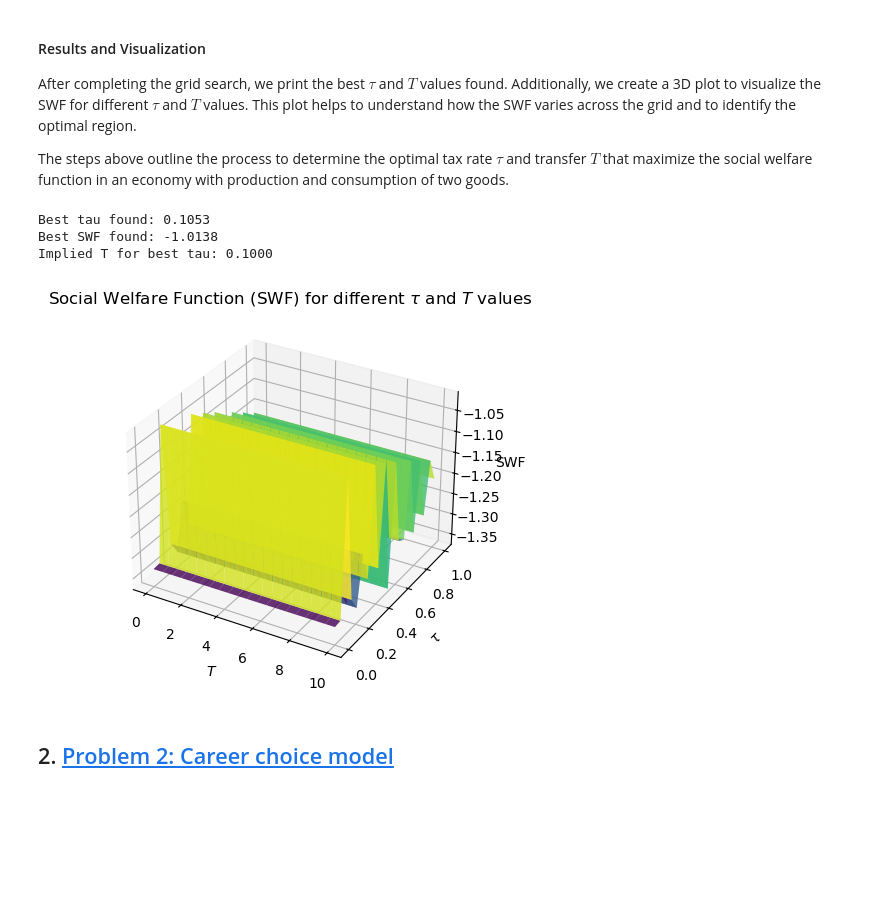
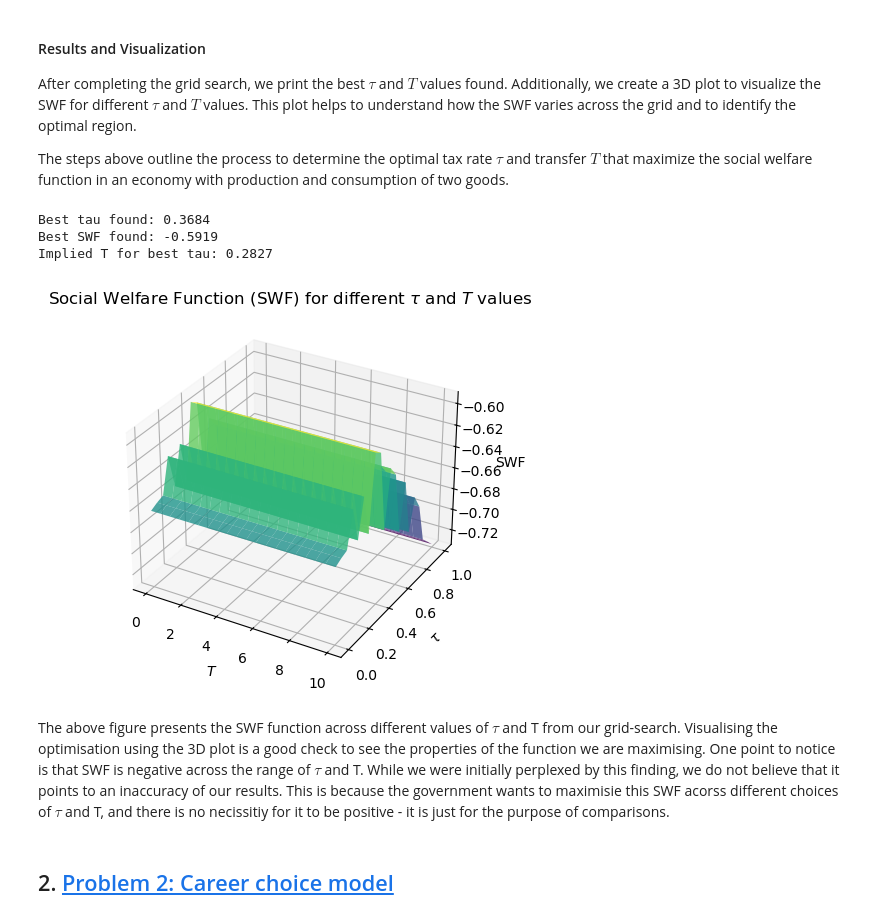
Before and after one commit to NumEconCopenhagen/projects-2024-josh-joshua-and-lyonell, a Jupyter notebook: Exam/Joshua_attempt/exam_2024.ipynb, the cells around one changed output. Drawn from its saved outputs; the diff is of its cells as text; code cells hidden in the pictures; blank space fills up the shorter version.

```diff
--- a/Exam/Joshua_attempt/exam_2024.ipynb
+++ b/Exam/Joshua_attempt/exam_2024.ipynb
@@ -515,21 +515,6 @@ After completing the grid search, we print the best $\tau$ and $T$ values found.
 
 The steps above outline the process to determine the optimal tax rate $\tau$ and transfer $T$ that maximize the social welfare function in an economy with production and consumption of two goods.
 # %%
-import numpy as np
-import matplotlib.pyplot as plt
-from scipy.optimize import minimize
-from types import SimpleNamespace
-
-# Initialize parameters
-par = SimpleNamespace()
-par.A = 1.0
-par.gamma = 0.5
-par.alpha = 0.3
-par.nu = 1.0
-par.epsilon = 2.0
-par.kappa = 1.0
-par.w = 1.0
-
 def labor_demand(p_j, par):
     return (p_j * par.A * par.gamma / par.w) ** (1 / (1 - par.gamma))
 
@@ -593,37 +578,39 @@ for i, tau in enumerate(tau_values):
         pi1 = profit(p1, par)
         pi2 = profit(p2, par)
         T = tau * c2(par.w, par, pi1, pi2, p2, tau, 0)
         l_star = optimal_labor(par, pi1, pi2, p1, p2, tau, T)
         y2_star = output(labor_demand(p2, par), par)
         U = utility(l_star, par, pi1, pi2, p1, p2, tau, T)
         SWF = U - par.kappa * y2_star
 
         SWF_grid[i, j] = SWF
         implied_T_grid[i, j] = T
 
         if SWF > best_SWF:
             best_SWF = SWF
             best_tau = tau
 
 print(f"Best tau found: {best_tau:.4f}")
 print(f"Best SWF found: {best_SWF:.4f}")
 print(f"Implied T for best tau: {implied_T_grid[tau_values == best_tau].max():.4f}")
 
 tau_mesh, T_mesh = np.meshgrid(tau_values, T_values)
 fig = plt.figure()
 ax = plt.axes(projection='3d')
 ax.plot_surface(T_mesh, tau_mesh, SWF_grid.T, rstride=1, cstride=1, cmap='viridis', edgecolor='none', alpha=0.8)
 ax.set_xlabel('$T$')
 ax.set_ylabel('$\\tau$')
 ax.set_zlabel('SWF')
 ax.set_title('Social Welfare Function (SWF) for different $\\tau$ and $T$ values')
 
 plt.show()
 # %% [output]
-Best tau found: 0.1053
-Best SWF found: -1.0138
-Implied T for best tau: 0.1000
+Best tau found: 0.3684
+Best SWF found: -0.5919
+Implied T for best tau: 0.2827
-[figure, old version]
+[figure, new version]
+# %% [markdown]
+The above figure presents the SWF function across different values of $\tau$ and T from our grid-search. Visualising the optimisation using the 3D plot is a good check to see the properties of the function we are maximising. One point to notice is that SWF is negative across the range of $\tau$ and T. While we were initially perplexed by this finding, we do not believe that it points to an inaccuracy of our results. This is because the government wants to maximisie this SWF acorss different choices of $\tau$ and T, and there is no necissitiy for it to be positive - it is just for the purpose of comparisons.
 # %% [markdown]
 ## 2. <a id='toc2_'></a>[Problem 2: Career choice model](#toc0_)
 # %% [markdown]
```
Also changed, not shown: parts of 2 cells of this notebook, 1 other file.
